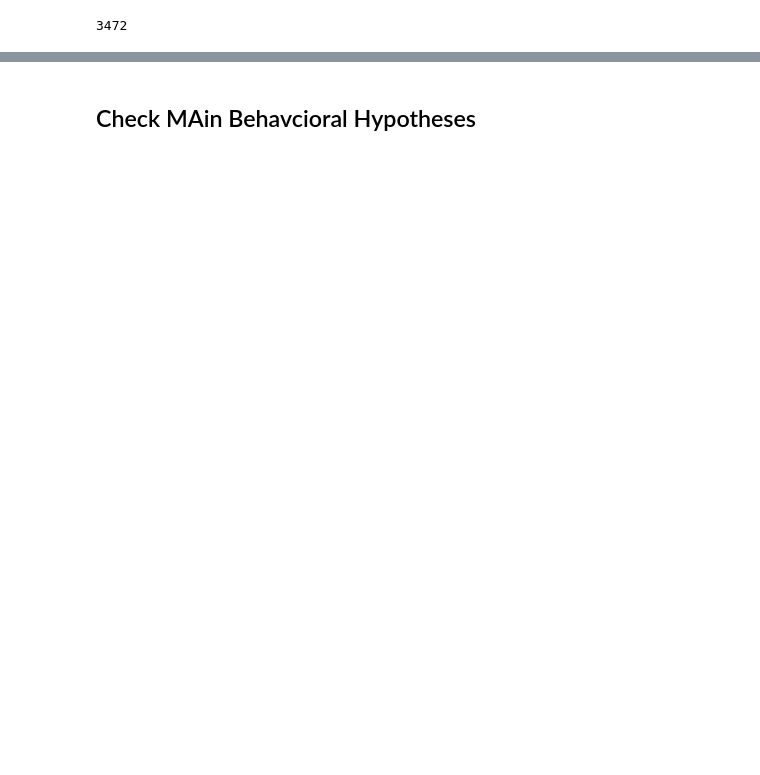
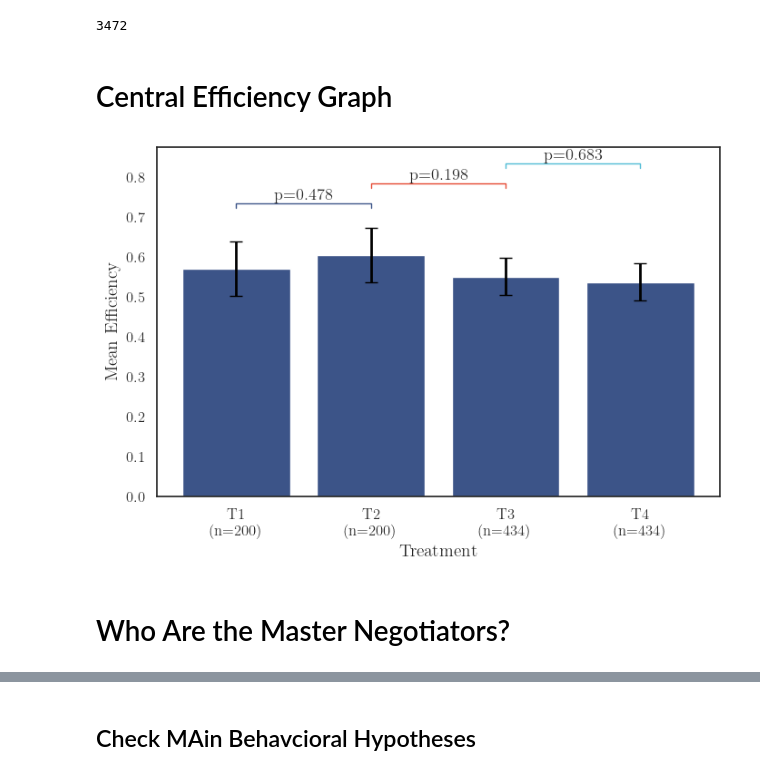
Before and after one commit to NicolasRoever/bargaining_experiment_analysis, a Jupyter notebook: src/bargaining_analysis/main_results/sandbox.ipynb, the cells around one changed output, grey strips where cells are left out. Saved outputs shown, nothing was run; the diff lists cells and outputs as text; code cells hidden in the pictures; blank space fills up the shorter version.

Commit message:
Add first batch of main results.

```diff
--- a/src/bargaining_analysis/main_results/sandbox.ipynb
+++ b/src/bargaining_analysis/main_results/sandbox.ipynb
@@ -48,0 +44,51 @@ df_asymmetric = df[df['information_asymmetry'] == 'Asymmetric']
+# %% [markdown]
+# Central Efficiency Graph
+# %%
+df_positive = df[df["gains_from_trade_dummy"] == 1]
+df_positive_neg = df_positive.drop_duplicates(subset='negotiation_id', keep='first')
+# %%
+# Replace 'df' with your actual DataFrame name
+df_plot = df_positive_neg
+
+# Compute group means, standard errors, 95% CIs, and sample sizes
+group = df_plot.groupby('treatment')['efficiency']
+means = group.mean()
+ses = group.sem()
+ci95 = 1.96 * ses
+ns = group.size()
+
+# Perform pairwise t-tests for adjacent treatments
+pairs = [('T1', 'T2'), ('T2', 'T3'), ('T3', 'T4')]
+pvals = {}
+for a, b in pairs:
+    d1 = df_plot[df_plot['treatment'] == a]['efficiency']
+    d2 = df_plot[df_plot['treatment'] == b]['efficiency']
+    _, p = ttest_ind(d1, d2, equal_var=False, nan_policy='omit')
+    pvals[(a, b)] = p
+
+# Create bar plot with 95% CIs
+fig, ax = plt.subplots()
+ax.bar(means.index, means.values, yerr=ci95.values, capsize=5)
+
+# Annotate p-values above pairs
+y_base = means.max() + ci95.max() + 0.05
+step = 0.05
+for i, (a, b) in enumerate(pairs):
+    x1 = list(means.index).index(a)
+    x2 = list(means.index).index(b)
+    y = y_base + i * step
+    ax.plot([x1, x1, x2, x2], [y, y + 0.01, y + 0.01, y], lw=1)
+    ax.text((x1 + x2) / 2, y + 0.01, f'p={pvals[(a, b)]:.3f}', ha='center', va='bottom')
+
+# Label axes and include sample size in x-tick labels
+ax.set_xlabel('Treatment')
+ax.set_ylabel('Mean Efficiency')
+labels = [f'{t}\n(n={ns[t]})' for t in means.index]
+ax.set_xticks(range(len(means)))
+ax.set_xticklabels(labels)
+
+plt.show()
+# %% [output]
+[figure, added]
+# %% [markdown]
+# Who Are the Master Negotiators?
```
Also changed, not shown: parts of 29 cells of this notebook, 11 other files.
